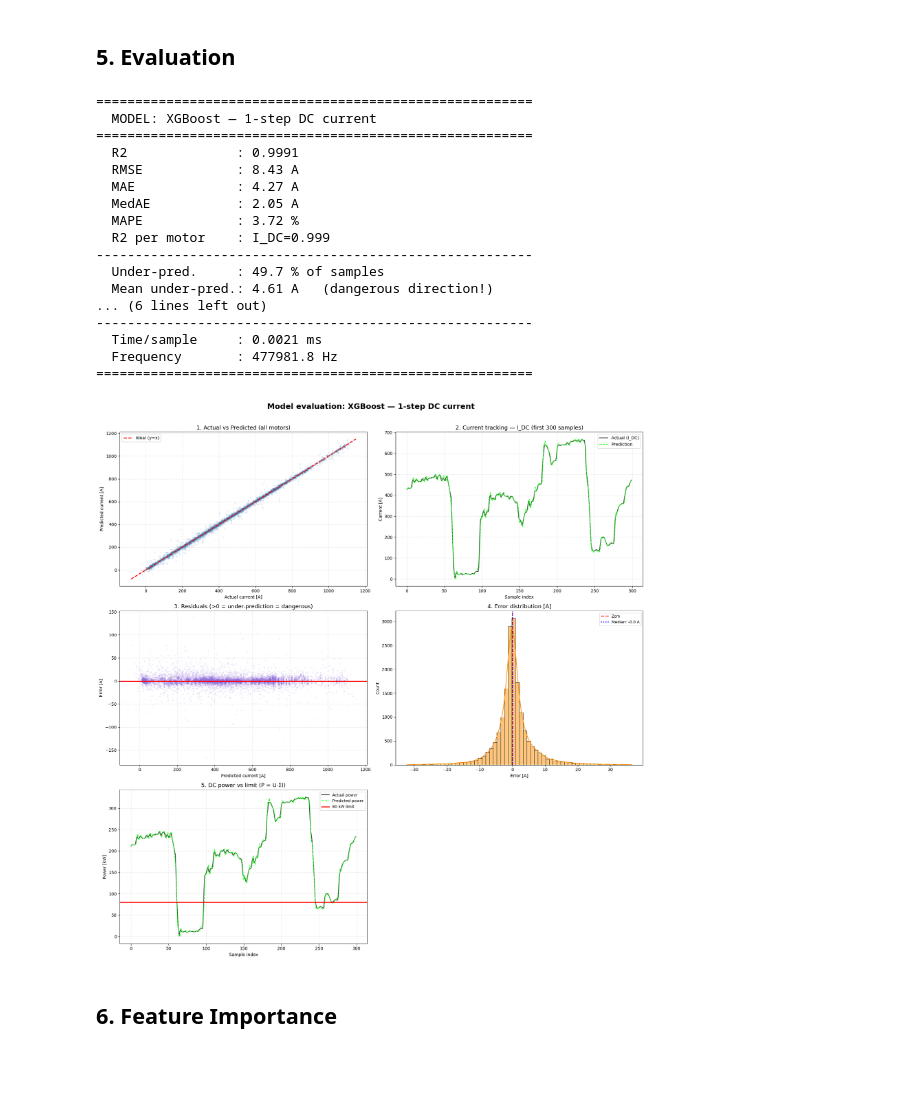
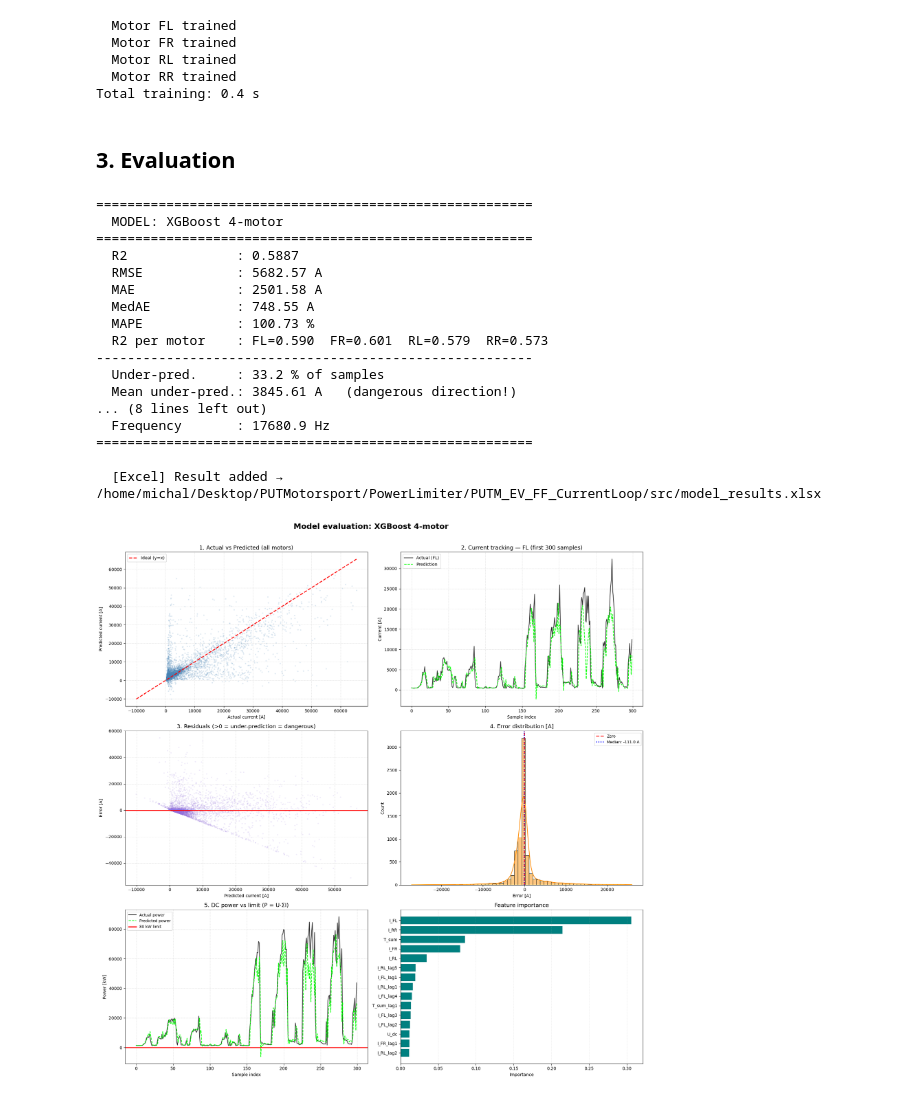
Before and after one commit to PUT-Motorsport/PUTM_EV_FF_CurrentLoop, a Jupyter notebook: src/03_xgboost_current.ipynb, the cells around one changed output. Cells and saved outputs as stored; diff of their text form; code cells hidden in the pictures; blank space fills up the shorter version.

```diff
--- a/src/03_xgboost_current.ipynb
+++ b/src/03_xgboost_current.ipynb
@@ -166,0 +83,15 @@ Quick random search over key hyperparameters, then retrain best config on full t
+# %%
+# Shared feature matrix for all 4 motors
+feature_cols = []
+for m in MOTOR_NAMES:
+    feature_cols.append(f'I_{m}')           # current value at t
+    for lag in range(1, N_LAGS + 1):
+        feature_cols.append(f'I_{m}_lag{lag}')
+feature_cols.append('T_sum')
+for lag in range(1, N_LAGS + 1):
+    feature_cols.append(f'T_sum_lag{lag}')
+feature_cols.append('U_dc')
+
+X_train = df_train[feature_cols].values
+X_test  = df_test[feature_cols].values
+print(f'Features : {len(feature_cols)}   X_train: {X_train.shape}')
@@ -210,37 +134,51 @@ Best params    : {'subsample': 0.7, 'n_estimators': 400, 'min_child_weight': 3,
+# %%
+models = {}
+t0 = time.perf_counter()
+for j, m in enumerate(MOTOR_NAMES):
+    xgb_m = xgb.XGBRegressor(
+        **best_params, objective='reg:squarederror',
+        tree_method='hist', random_state=42, n_jobs=-1,
+    )
+    xgb_m.fit(X_train, y_train[:, j])
+    models[m] = xgb_m
+    print(f'  Motor {m} trained')
+t_train = time.perf_counter() - t0
+print(f'Total training: {t_train:.1f} s')
+# %% [output]
+  Motor FL trained
+  Motor FR trained
+  Motor RL trained
+  Motor RR trained
+Total training: 0.4 s
 # %% [markdown]
-## 5. Evaluation
+## 3. Evaluation
 # %%
 t0 = time.perf_counter()
-y_pred = model.predict(X_test)
+y_pred = np.column_stack([models[m].predict(X_test) for m in MOTOR_NAMES])
 t_infer = time.perf_counter() - t0
 
 metrics = display_model_results(
-    model_name='XGBoost — 1-step DC current',
-    y_true=y_test,
-    y_pred=y_pred,
-    inference_time=t_infer,
-    voltage=U_test,
-    motor_names=['I_DC'],
-    save_to_excel=False,
+    'XGBoost 4-motor', y_test, y_pred, t_infer,
+    voltage=U_test, motor_names=MOTOR_NAMES, save_to_excel=True,
+    feature_importances=models['FL'].feature_importances_,
+    feature_names=feature_cols,
 )
 # %% [output]
 ========================================================
-  MODEL: XGBoost — 1-step DC current
+  MODEL: XGBoost 4-motor
 ========================================================
-  R2              : 0.9991
-  RMSE            : 8.43 A
-  MAE             : 4.27 A
-  MedAE           : 2.05 A
-  MAPE            : 3.72 %
-  R2 per motor    : I_DC=0.999
+  R2              : 0.5887
+  RMSE            : 5682.57 A
+  MAE             : 2501.58 A
+  MedAE           : 748.55 A
+  MAPE            : 100.73 %
+  R2 per motor    : FL=0.590  FR=0.601  RL=0.579  RR=0.573
 --------------------------------------------------------
-  Under-pred.     : 49.7 % of samples
-  Mean under-pred.: 4.61 A   (dangerous direction!)
-... (6 lines left out)
---------------------------------------------------------
-  Time/sample     : 0.0021 ms
-  Frequency       : 477981.8 Hz
+  Under-pred.     : 33.2 % of samples
+  Mean under-pred.: 3845.61 A   (dangerous direction!)
+... (8 lines left out)
+  Frequency       : 17680.9 Hz
 ========================================================
+
+  [Excel] Result added → /home/michal/Desktop/PUTMotorsport/PowerLimiter/PUTM_EV_FF_CurrentLoop/src/model_results.xlsx
-[figure, old version]
+[figure, new version]
-# %% [markdown]
-## 6. Feature Importance
```
Also changed, not shown: parts of 19 cells of this notebook, 13 other files.
